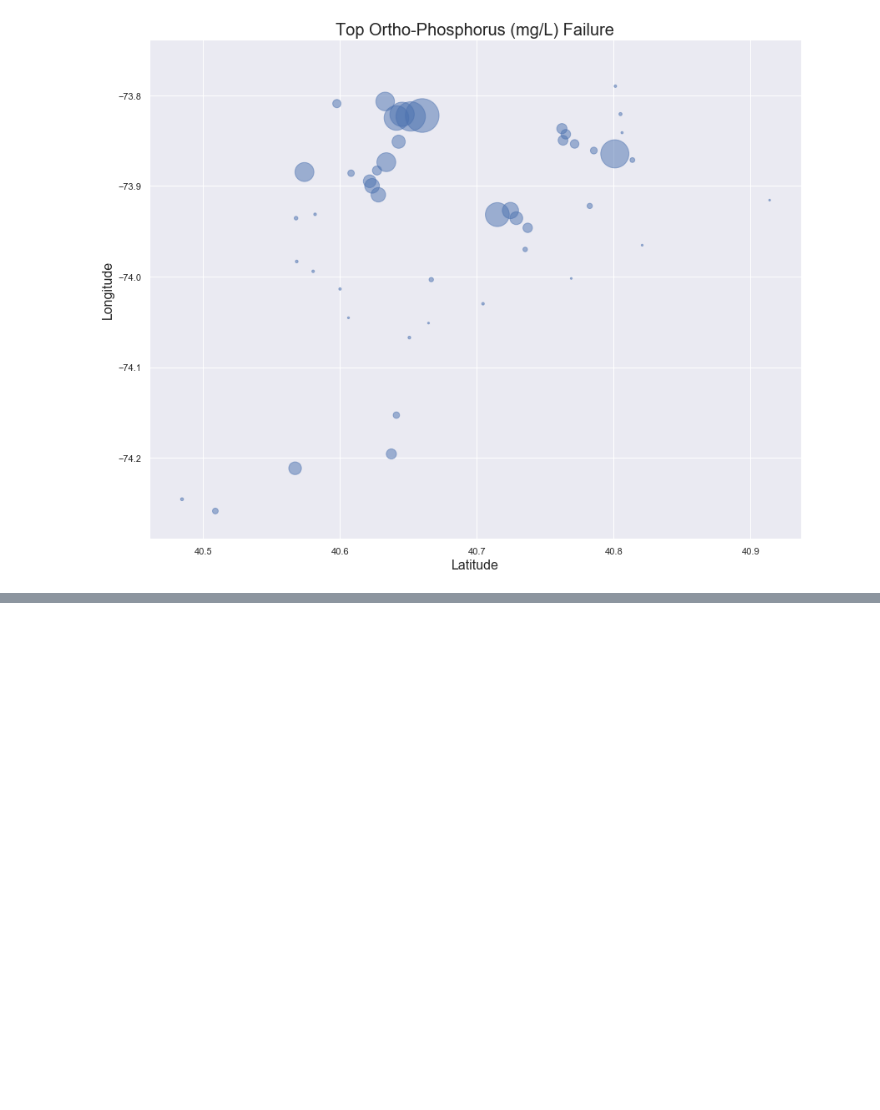
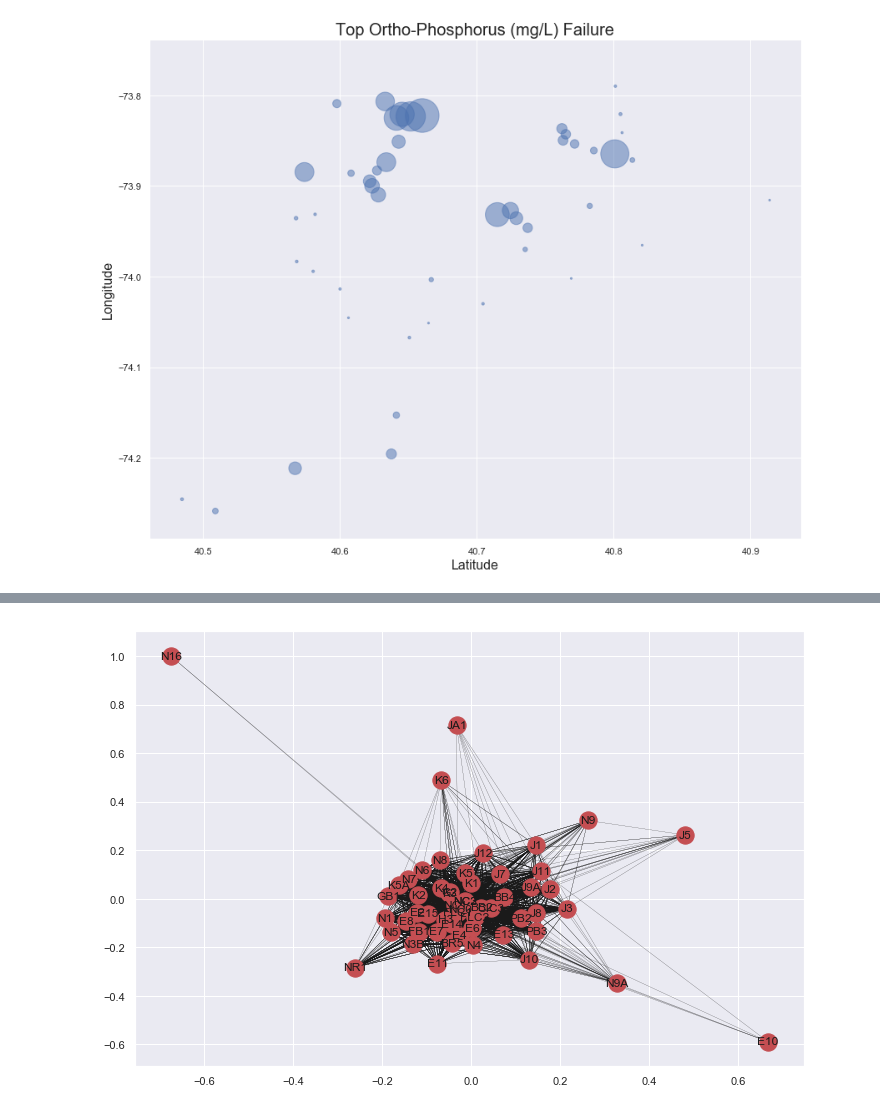
Before and after one commit to dradamski/capstone-two, a Jupyter notebook: notebooks/create_network.ipynb, the cells around one changed output, grey strips where cells are left out. Drawn from its saved outputs; the diff is of its cells as text; code cells hidden in the pictures; blank space fills up the shorter version.

```diff
--- a/notebooks/create_network.ipynb
+++ b/notebooks/create_network.ipynb
@@ -114,0 +111,8 @@ _ = plt.ylabel('Longitude', fontsize=16)
+# %%
+entG = create_wq_network(wq_df, 'Top Enterococci Bacteria (Cells/100mL) Failure')
+# %%
+_ = plt.figure(figsize=(12,8))
+_ = nx.drawing.nx_pylab.draw_networkx(entG, width=0.1)
+_ = plt.show()
+# %% [output]
+[figure, added]
```
Also changed, not shown: parts of 22 cells of this notebook.
